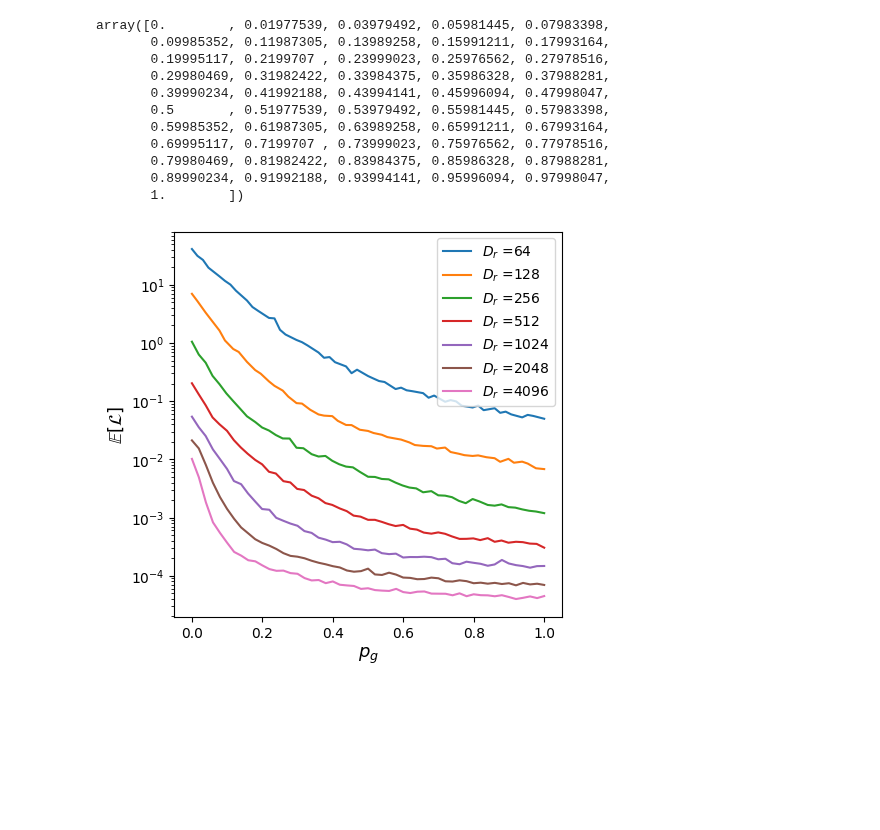
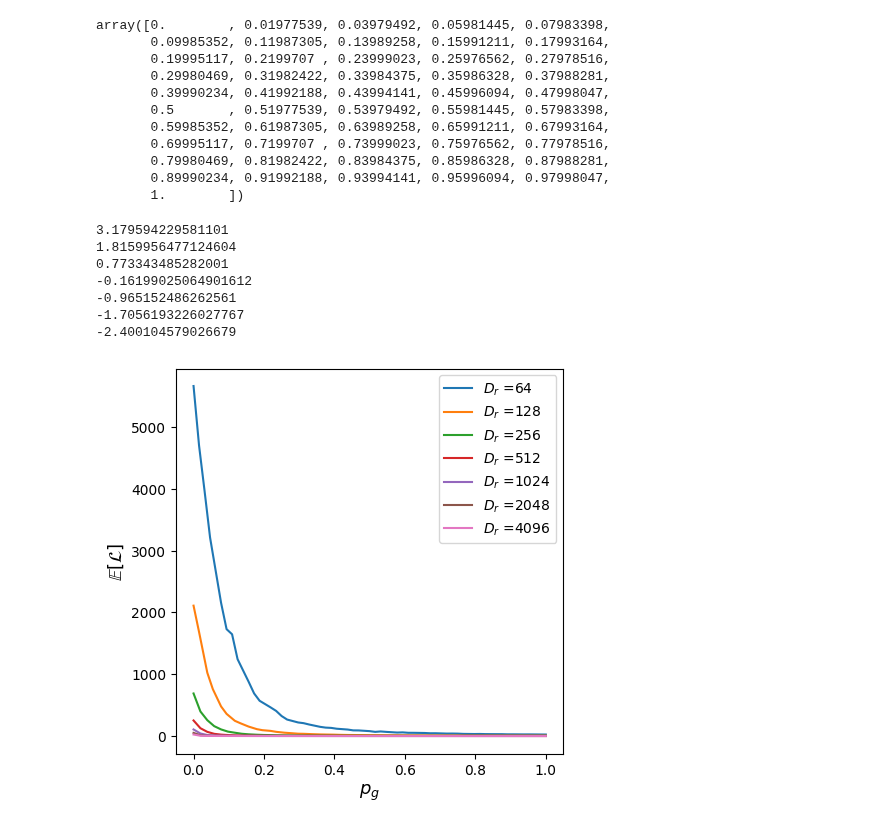
Before and after one commit to pinakm9/random-feature-map, a Jupyter notebook: notebooks/Section-4.1-4.3.ipynb, the cells around one changed output. Cells and saved outputs as stored; diff of their text form; code cells hidden in the pictures; blank space fills up the shorter version.

```diff
--- a/notebooks/Section-4.1-4.3.ipynb
+++ b/notebooks/Section-4.1-4.3.ipynb
@@ -138,7 +138,7 @@ for j, item in enumerate(values[1]):
     y.append(tau[-1]*bsa.D_r)
     y_.append(tau[np.where(bsa.percents>=0.5)[0][0]]*bsa.D_r)
     y__.append(tau[0]*bsa.D_r)
-z, y, y_, y__ = np.log2(z), np.log2(y), np.log2(y_), np.log2(y__)
+z, y, y_, y__ = np.log2(z[3:]), np.log2(y[3:]), np.log2(y_[3:]), np.log2(y__[3:])
 axs[i+1].scatter(z, y)#, marker='x')
 res = stats.linregress(z, y)
 a, b = res.slope, res.intercept
@@ -842,33 +843,41 @@ save_folders = [ '../data/L63-Strategy-varying-trainsize/',\
                 '../data/L63-Strategy-varying-featuresize/', '../data/L63-Strategy-varying-beta/']
 Ms = [12, 10, 13, 25]
 values = [[625*2**n for n in range(1, Ms[1], 2)], [2**n for n in range(6, Ms[2])], [13, 17, 19, 21, 25]]
 values_ = [[np.log2(625*2**n) for n in range(1, Ms[1], 2)], [n for n in range(6, Ms[2])], [13, 17, 19, 21, 25]]
 vars = ['N', r'$D_r$', r'$-\log_2\beta$']
 vars_ = [r'$\log_2(\text{sample size})$', r'$\log_2(\text{train size})$', r'$\log_2(D_r)$', r'$-\log_2\beta$']
 
 
 
 colors = sns.color_palette()#('husl', len(values[i]))
 ax.set_prop_cycle('color', colors)
 i = 1
 for j, item in enumerate(values[i]):
     if 2*j < len(values[i]):
         ls = 'solid'
     else:
         ls = 'solid'
     bsa = sr1.BatchStrategyAnalyzer_SMLR(save_folders[i] + str(item))
     tau, std = bsa.get_line('train_loss')
-    ax.semilogy(bsa.percents, tau, label=f'{vars[i]} ={item}', linestyle=ls)
+    ax.plot(bsa.percents, tau, label=f'{vars[i]} ={item}', linestyle=ls)
+    print(np.log(tau[-1]))
     # ax.scatter(bsa.percents, tau, s=10, marker='x')
     # axs[i+2].plot(bsa.percents, std/tau, label=f'{vars[i]} ={item}', linestyle=ls)
 ax.set_xlabel(r'$p_g$', fontsize=13)
 ax.set_ylabel(r'$\mathbb{E}[\mathcal{L}]$', fontsize=13)
 ax.legend(fontsize=10, loc='upper right')
 
 ax1.set_title(r'$D_r=300, \beta=4\times10^{-5}$')
 # ax.set_title(r'$\beta=4\times10^{-5}, N=20000$')
 # ax3.set_title(r'$D_r=300, N=20000$')
 plt.subplots_adjust(hspace=0.16, wspace=0.3)
-plt.savefig(f'../data/plots/loss_p_g.png', dpi=300, bbox_inches='tight')
+plt.savefig(f'../data/plots/loss_p_g_plot.png', dpi=300, bbox_inches='tight')
 # %% [output]
+3.179594229581101
+1.8159956477124604
+0.773343485282001
+-0.16199025064901612
+-0.965152486262561
+-1.7056193226027767
+-2.400104579026679
-[figure, old version]
+[figure, new version]
```
Also changed, not shown: parts of 2 cells of this notebook, 6 other files.
